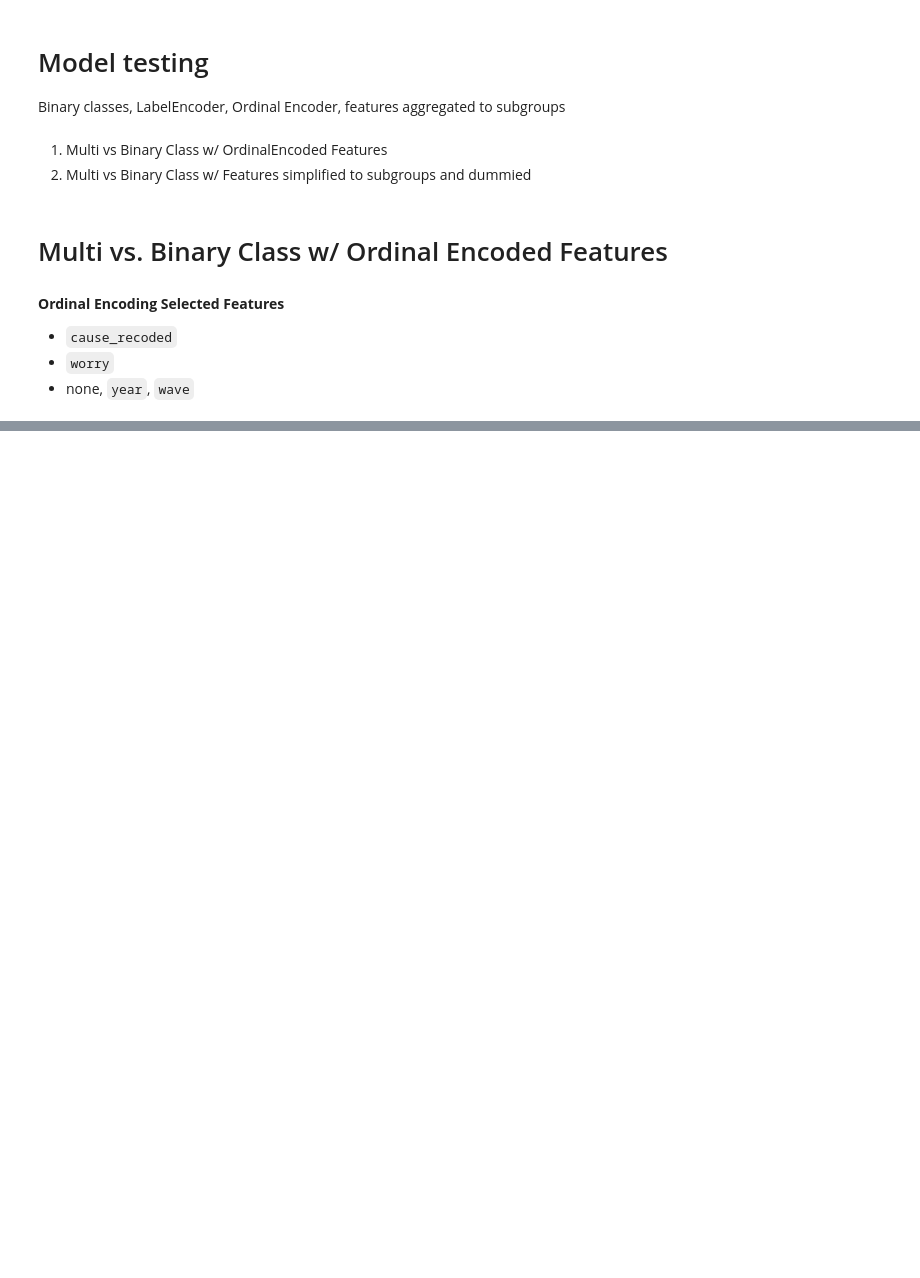
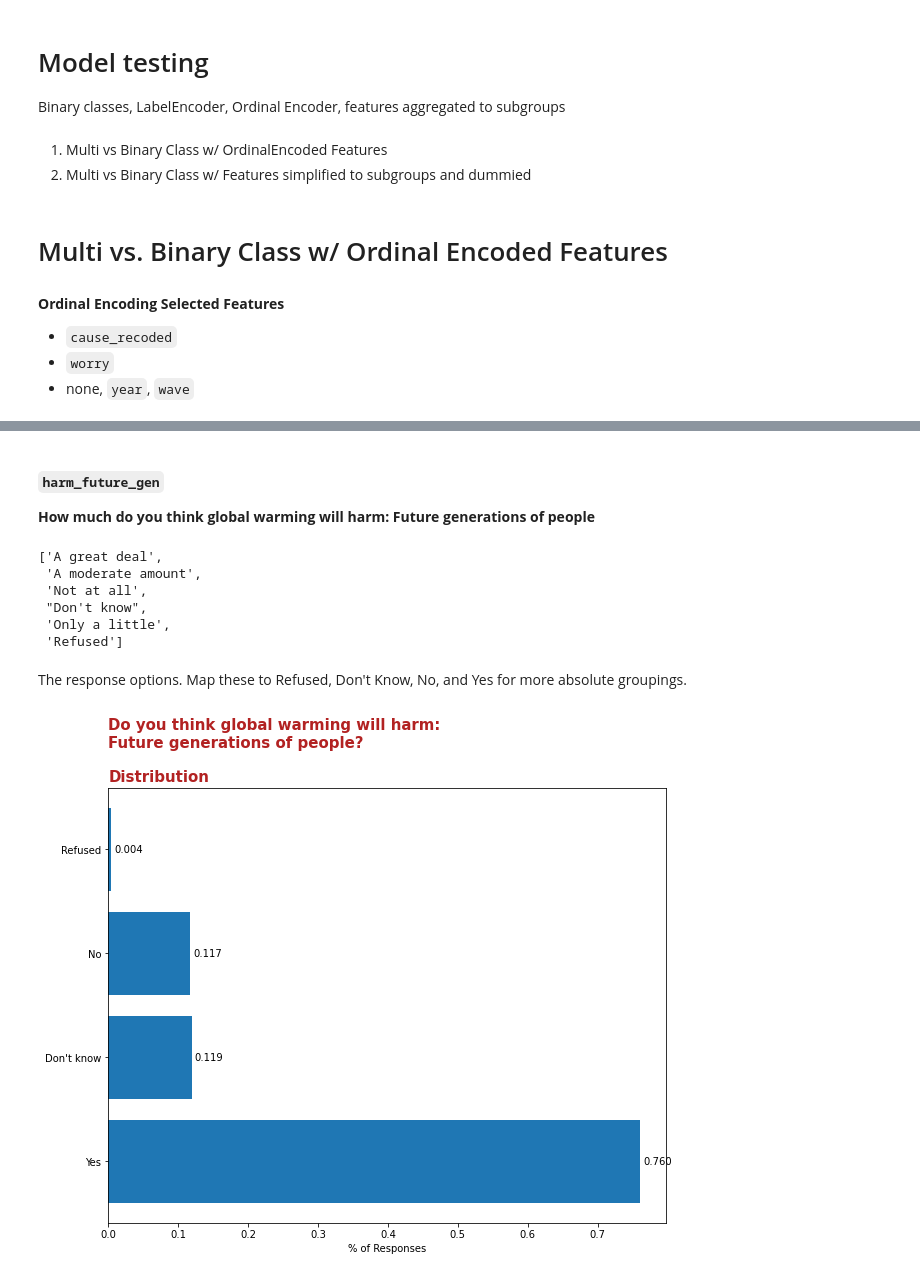
Before and after one commit to sabaiitj/Climate-Change-Survey, a Jupyter notebook: code/aggregate_eda.ipynb, the cells around one changed output, grey strips where cells are left out. Cells and saved outputs as stored; diff of their text form; code cells hidden in the pictures; blank space fills up the shorter version.

```diff
--- a/code/aggregate_eda.ipynb
+++ b/code/aggregate_eda.ipynb
@@ -1144,0 +1256,14 @@ X_ord = enc.transform(df[['harm_personally',
+# %% [markdown]
+#### `harm_future_gen`
+**How much do you think global warming will harm: Future generations of people**
+# %%
+list(df.harm_future_gen.unique())
+# %% [output]
+['A great deal',
+ 'A moderate amount',
+ 'Not at all',
+ "Don't know",
+ 'Only a little',
+ 'Refused']
+# %% [markdown]
+The response options. Map these to Refused, Don't Know, No, and Yes for more absolute groupings.
@@ -1144,0 +1272,6 @@ X_ord = enc.transform(df[['harm_personally',
+# %%
+distgraph('harm_future_gen',
+          'Do you think global warming will harm:\n'+\
+          'Future generations of people?')
+# %% [output]
+[figure, added]
```
Also changed, not shown: parts of 102 cells of this notebook.
